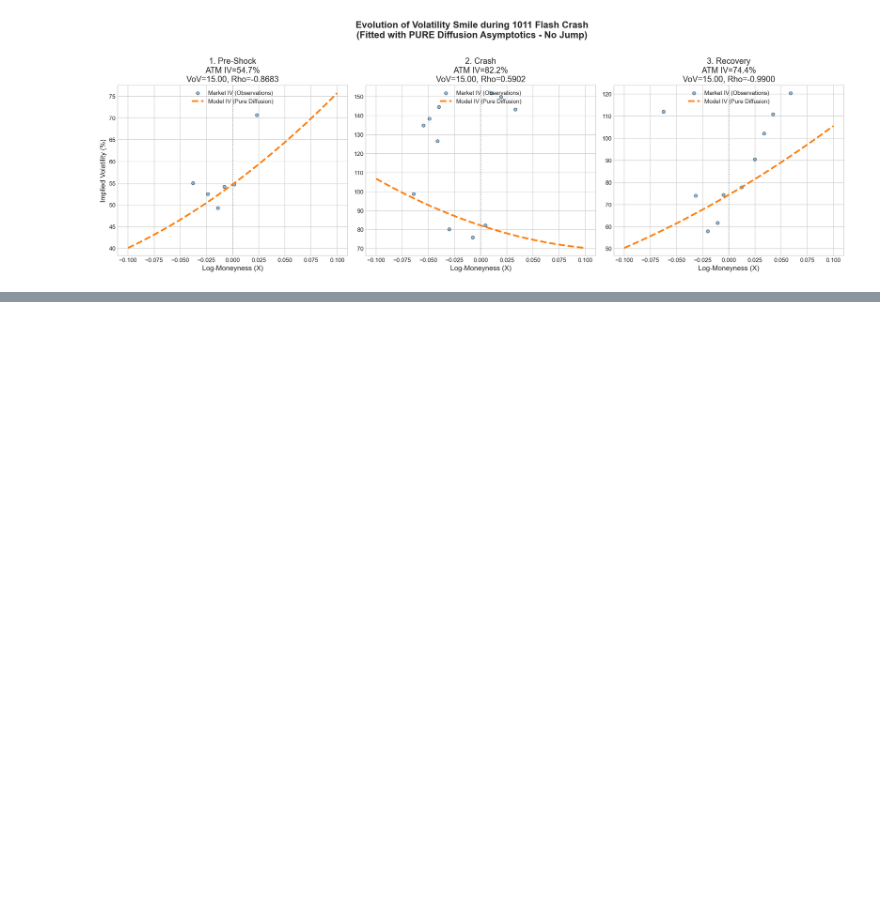
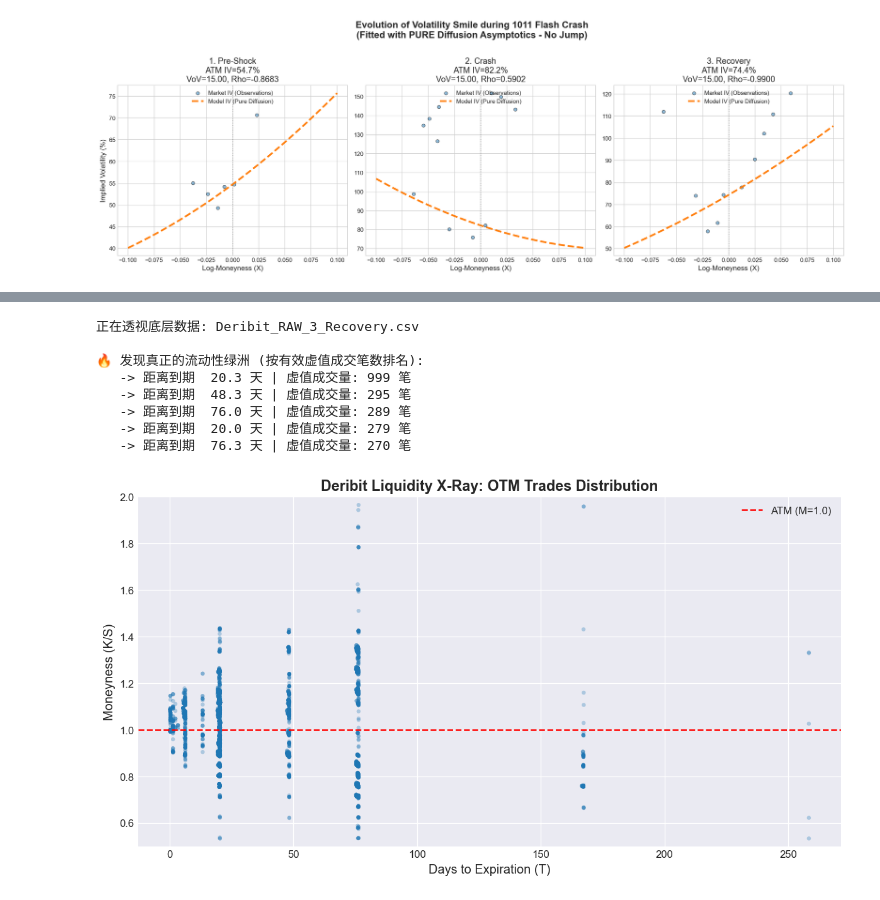
Before and after one commit to Lonelygarden/Project_sv32_EMC, a Jupyter notebook: market_callibration_sv32.ipynb, the cells around one changed output, grey strips where cells are left out. Drawn from its saved outputs; the diff is of its cells as text; code cells hidden in the pictures; blank space fills up the shorter version.

```diff
--- a/market_callibration_sv32.ipynb
+++ b/market_callibration_sv32.ipynb
@@ -22,14 +22,14 @@ from utils import *
 if __name__ == "__main__":
     # 放宽窗口时间，收集充足的散点
     periods = {
-        "1_Pre_Shock":  ("2025-10-10 20:55:00", "2025-10-10 21:00:00"), # 5分钟
-        "2_Crash":      ("2025-10-10 21:15:00", "2025-10-10 21:20:00"), # 5分钟
-        "3_Recovery":   ("2025-10-10 23:05:00", "2025-10-10 23:10:00")  # 5分钟
+        "1_Pre_Shock":  ("2025-10-10 20:00:00", "2025-10-10 21:00:00"),
+        "2_Crash":      ("2025-10-10 21:15:00", "2025-10-10 21:20:00"),
+        "3_Recovery":   ("2025-10-10 23:00:00", "2025-10-11 00:00:00")
     }
 
     for phase_name, (start_t, end_t) in periods.items():
         print(f"\n====== 正在处理阶段: {phase_name} ({start_t} 到 {end_t}) ======")
-        raw_df = fetch_deribit_trades_robust(start_t, end_t)
+        raw_df = fetch_deribit_trades_fast(start_t, end_t)
 
         if not raw_df.empty:
             # 1. 保存未过滤的原始数据 (Raw Data)
@@ -832,0 +699,72 @@ if __name__ == "__main__":
+# %%
+import pandas as pd
+import numpy as np
+import matplotlib.pyplot as plt
+import warnings
+warnings.filterwarnings("ignore")
+
+def liquidity_xray(raw_csv):
+    print(f"正在透视底层数据: {raw_csv}")
+    df = pd.read_csv(raw_csv)
+
+    # 拆解参数
+    parts = df['instrument_name'].str.split('-', expand=True)
+    df['Expiry_Str'] = parts[1]
+    df['K'] = parts[2].astype(float)
+    df['Type'] = parts[3]
+
+    # 计算时间
+    df['Trade_Time'] = pd.to_datetime(df['datetime'], format='mixed')
+    df['Expiry_Time'] = pd.to_datetime(df['Expiry_Str'], format='%d%b%y') + pd.Timedelta(hours=8)
+
+    # 计算精确的“距离到期天数 (Days to Expiry)”
+    df['T_days'] = (df['Expiry_Time'] - df['Trade_Time']).dt.total_seconds() / (24 * 3600)
+    df['Moneyness'] = df['K'] / df['index_price']
+
+    # 提取虚值期权 (OTM)
+    cond_call = (df['Type'] == 'C') & (df['Moneyness'] >= 1.0)
+    cond_put = (df['Type'] == 'P') & (df['Moneyness'] <= 1.0)
+    df_otm = df[cond_call | cond_put].copy()
+
+    # ==========================================
+    # 打印流动性最集中的真实期限
+    # ==========================================
+    print("\n🔥 发现真正的流动性绿洲 (按有效虚值成交笔数排名):")
+    # 将天数四舍五入到小数点后 1 位，方便归类
+    top_expiries = df_otm['T_days'].round(1).value_counts().head(5)
+    for t_days, count in top_expiries.items():
+        print(f"   -> 距离到期 {t_days:>5.1f} 天 | 虚值成交量: {count} 笔")
+
+    # ==========================================
+    # 绘制 X-Ray 透视图
+    # ==========================================
+    plt.style.use('seaborn-v0_8-darkgrid')
+    plt.figure(figsize=(12, 6), dpi=120)
+
+    # 画出所有的 OTM 散点
+    plt.scatter(df_otm['T_days'], df_otm['Moneyness'],
+                alpha=0.3, s=15, c='#1f77b4', edgecolor='none')
+
+    plt.title('Deribit Liquidity X-Ray: OTM Trades Distribution', fontsize=14, fontweight='bold')
+    plt.xlabel('Days to Expiration (T)', fontsize=12)
+    plt.ylabel('Moneyness (K/S)', fontsize=12)
+    plt.axhline(1.0, color='red', linestyle='--', linewidth=1.5, label='ATM (M=1.0)')
+
+    # 限制 Y 轴只看核心区，防止极端脏数据拉坏比例
+    plt.ylim(0.5, 2.0)
+    plt.legend()
+    plt.show()
+
+if __name__ == "__main__":
+    # 替换为你抓到的包含 24 小时的完整 RAW 文件
+    liquidity_xray("Deribit_RAW_3_Recovery.csv")
+# %% [output]
+正在透视底层数据: Deribit_RAW_3_Recovery.csv
+
+🔥 发现真正的流动性绿洲 (按有效虚值成交笔数排名):
+   -> 距离到期  20.3 天 | 虚值成交量: 999 笔
+   -> 距离到期  48.3 天 | 虚值成交量: 295 笔
+   -> 距离到期  76.0 天 | 虚值成交量: 289 笔
+   -> 距离到期  20.0 天 | 虚值成交量: 279 笔
+   -> 距离到期  76.3 天 | 虚值成交量: 270 笔
+[figure, added]
```
Also changed, not shown: parts of 5 cells of this notebook, 27 other files.
